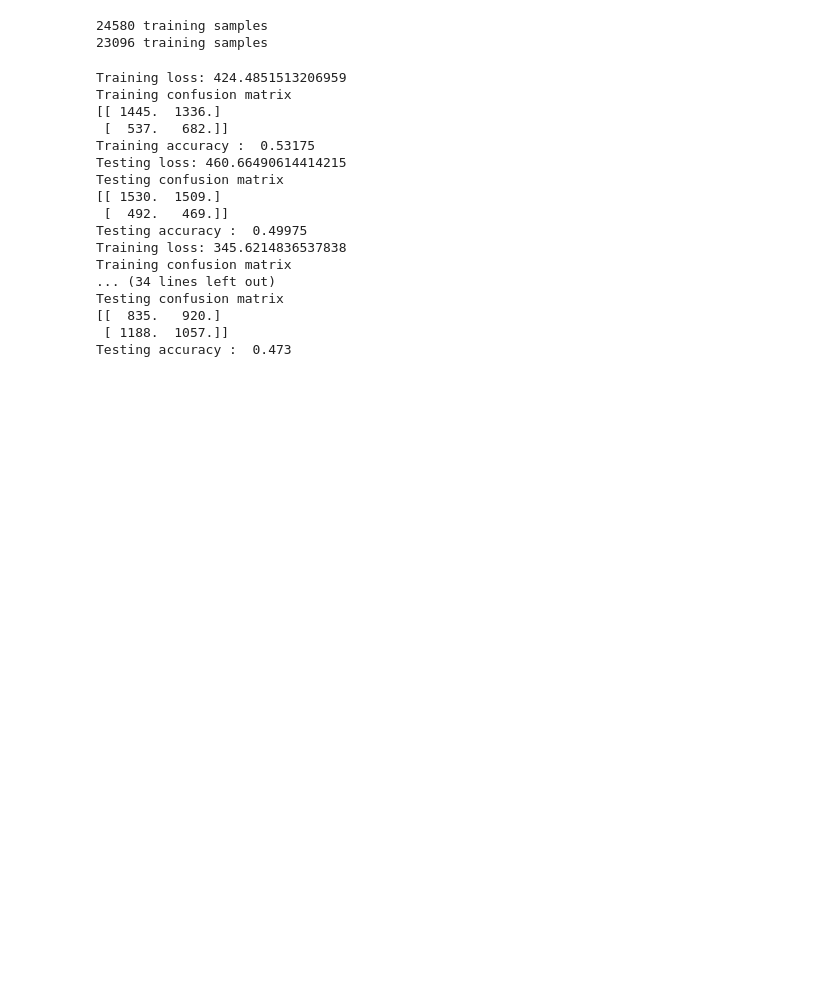
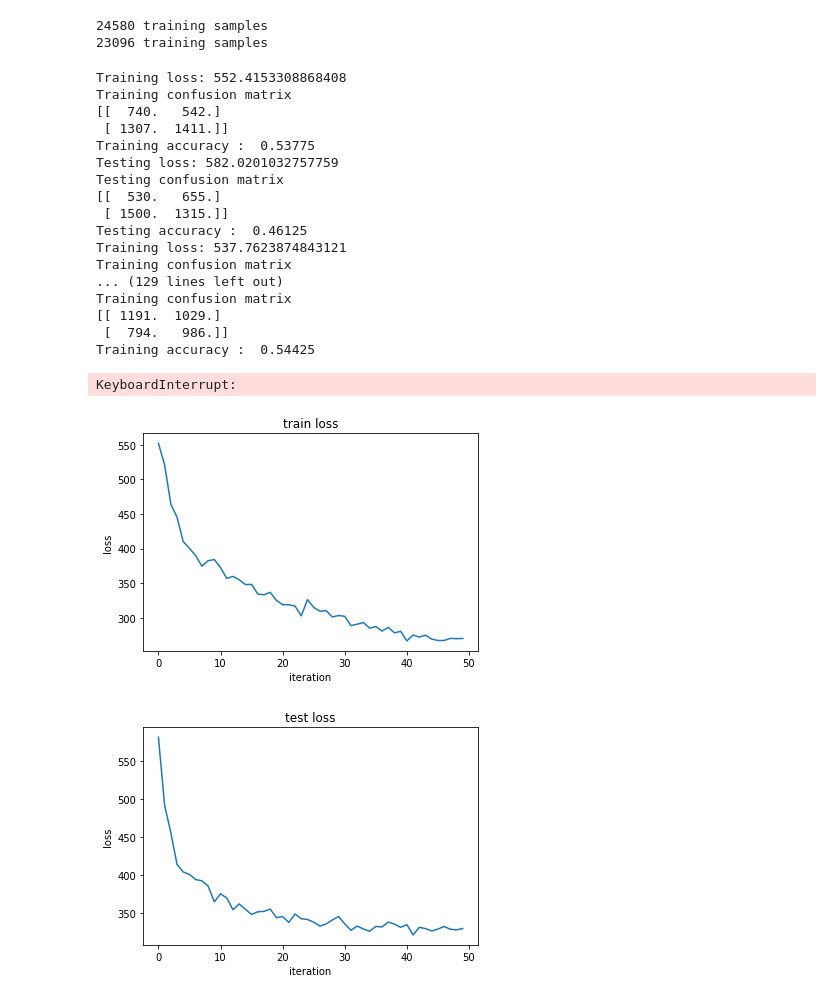
Before and after one commit to hassony2/cancer-seminar, a Jupyter notebook: model.ipynb, the cells around one changed output. Cells and saved outputs as stored; diff of their text form; code cells hidden in the pictures; blank space fills up the shorter version.

Commit message:
Add random seeds

```diff
--- a/model.ipynb
+++ b/model.ipynb
@@ -229,35 +244,46 @@ def simulation(dataloader, test_dataloader, net, loss_criterion, mean_patch, epo
 
     return train_losses, test_losses, train_accuracies, test_accuracies
 # %%
+torch.manual_seed(2)
 model = Net()
 
 bce_criterion = nn.BCELoss()
-epoch = 10
-learning_rate = 0.00001
+epoch = 50
+learning_rate = 0.0000001
 momentum = 0.9
 train_losses, test_losses, train_accuracies, test_accuracies = simulation( test_loader, train_loader, model, bce_criterion, mean_patch, epoch, learning_rate)
 # %% [output]
-Training loss: 424.4851513206959
+Training loss: 552.4153308868408
 Training confusion matrix
-[[ 1445.  1336.]
- [  537.   682.]]
-Training accuracy :  0.53175
-Testing loss: 460.66490614414215
+[[  740.   542.]
+ [ 1307.  1411.]]
+Training accuracy :  0.53775
+Testing loss: 582.0201032757759
 Testing confusion matrix
-[[ 1530.  1509.]
- [  492.   469.]]
-Testing accuracy :  0.49975
-Training loss: 345.6214836537838
+[[  530.   655.]
+ [ 1500.  1315.]]
+Testing accuracy :  0.46125
+Training loss: 537.7623874843121
 Training confusion matrix
-... (34 lines left out)
-Testing confusion matrix
-[[  835.   920.]
- [ 1188.  1057.]]
-Testing accuracy :  0.473
+... (129 lines left out)
+Training confusion matrix
+[[ 1191.  1029.]
+ [  794.   986.]]
+Training accuracy :  0.54425
+KeyboardInterrupt:
 # %%
 plt.plot(train_losses)
+plt.title('train loss')
+plt.xlabel('iteration')
+plt.ylabel('loss')
 plt.show()
 plt.plot(test_losses)
+plt.title('test loss')
+plt.xlabel('iteration')
+plt.ylabel('loss')
 plt.show()
+# %% [output]
+[figure, added]
+[figure, added]
 # %%
 plt.plot(train_accuracies)
```
Also changed, not shown: parts of 4 cells of this notebook, 2 other files.
